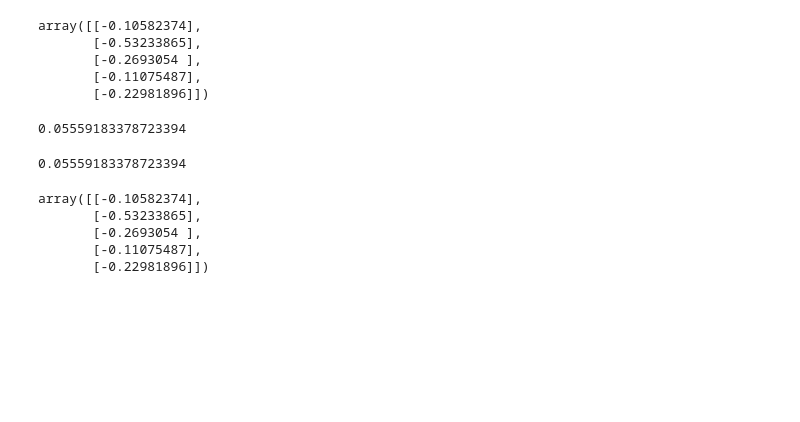
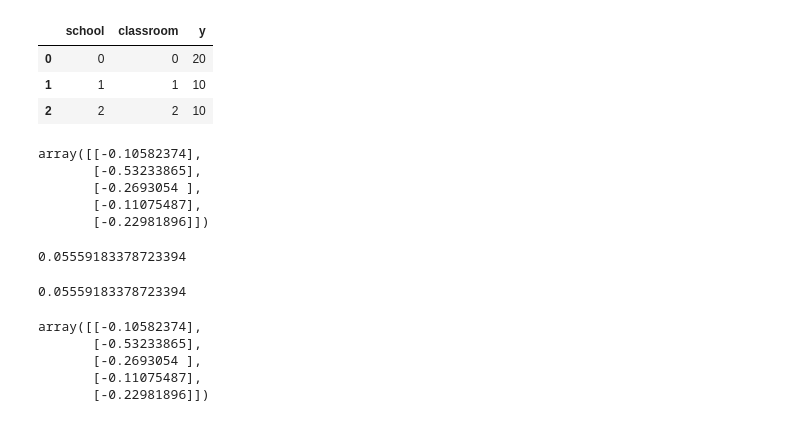
Before and after one commit to enejH04/bootstrap-inference, a Jupyter notebook: notebooks/coverage_test.ipynb, the cells around one changed output. Saved outputs shown, nothing was run; the diff lists cells and outputs as text; code cells hidden in the pictures; blank space fills up the shorter version.

Commit message:
Fix hierarchical resampler so that group ids aren't duplicated across resamples

```diff
--- a/notebooks/coverage_test.ipynb
+++ b/notebooks/coverage_test.ipynb
@@ -9,6 +9,25 @@ from bootstrap_diagnostics import (
     IIDResampler,
     MovingBlockResampler,
 )
+# %%
+data = pd.DataFrame(
+    {
+        "school": ["A", "A", "B", "C"],
+        "classroom": [1, 2, 3, 4],
+        "y": [99, 98, 10, 20],
+    },
+)
+resampler = HierarchicalResampler(
+    data,
+    hierarchy=[("school", True), ("classroom", False)],
+    observation_replacement=True,
+)
+resampler.draw_sample(np.random.default_rng(32))
+# %% [output]
+|  | school | classroom | y |
+| 0 | 0 | 0 | 20 |
+| 1 | 1 | 1 | 10 |
+| 2 | 2 | 2 | 10 |
 # %%
 rng = np.random.default_rng(0)
 data = rng.standard_normal((15, 1))
```
Also changed, not shown: 2 other files.
